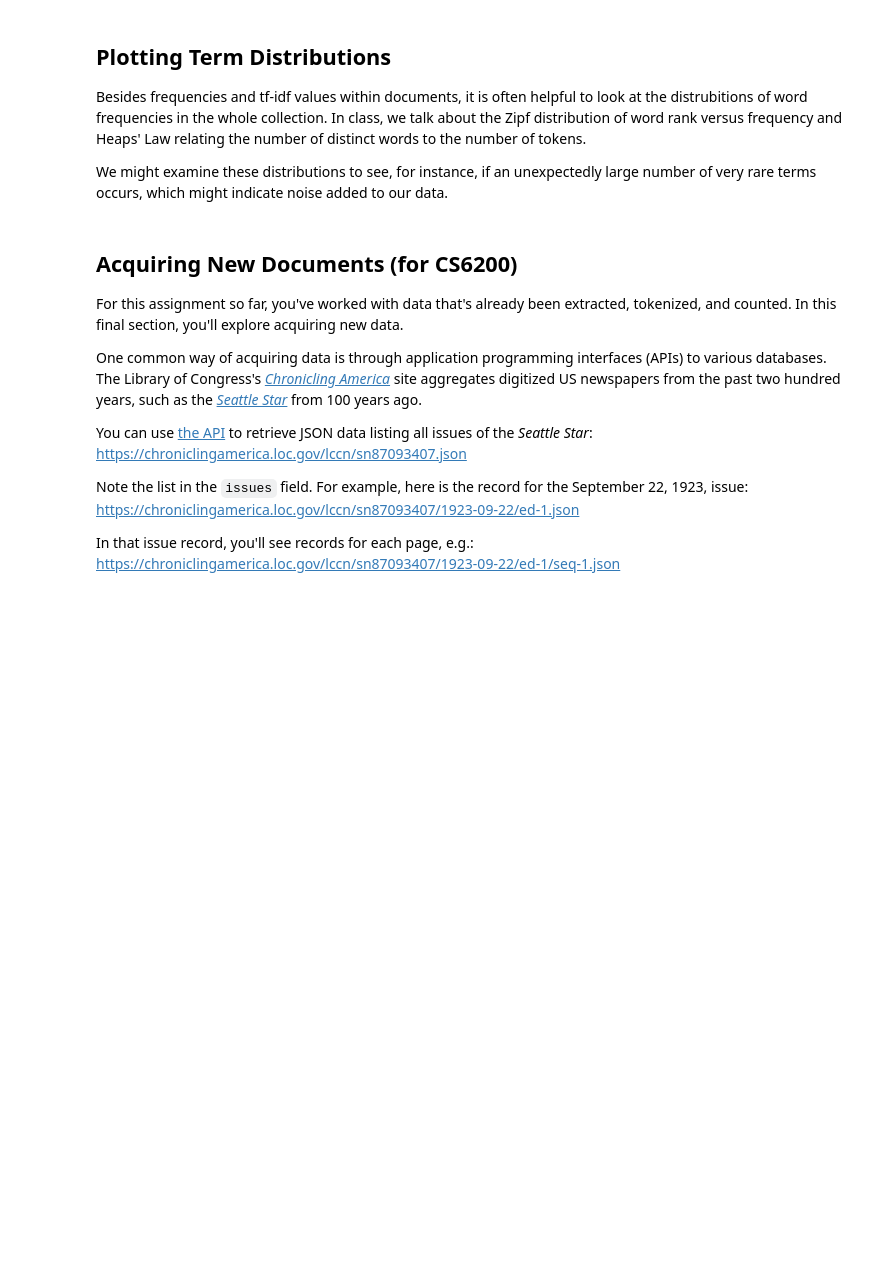
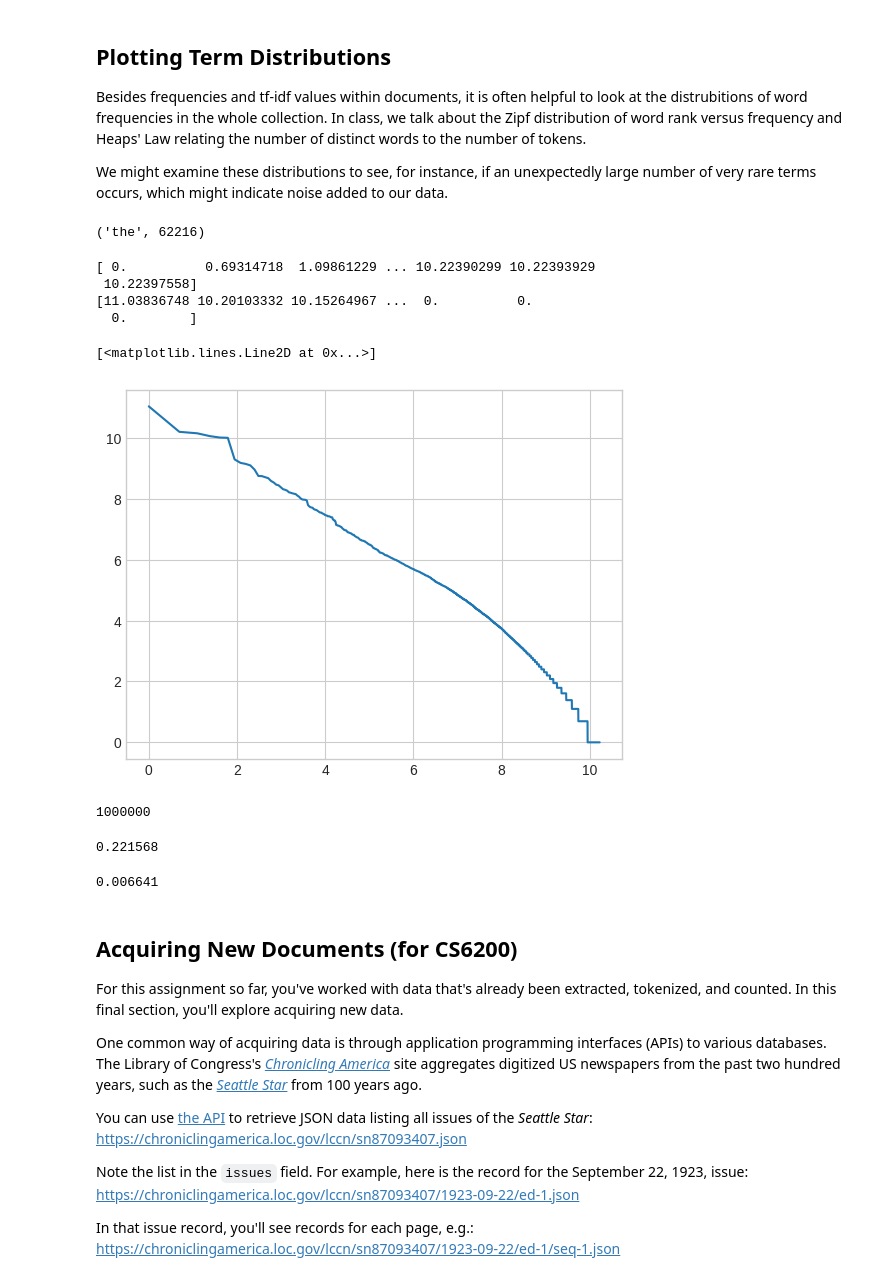
Before and after one commit to kingsmil/cs6200-hw1, a Jupyter notebook: term_statistics.ipynb, the cells around one changed output. Saved outputs shown, nothing was run; the diff lists cells and outputs as text; code cells hidden in the pictures; blank space fills up the shorter version.

```diff
--- a/term_statistics.ipynb
+++ b/term_statistics.ipynb
@@ -91,22 +212,58 @@ We might examine these distributions to see, for instance, if an unexpectedly la
 # %%
 # TODO: Compute a list of the distinct words in this collection and sort it in descending order of frequency.
 # Thus frequency[0] should contain the word "the" and the count 62216.
-frequency = []
+df = pd.DataFrame(data= terms)
+dfcombined = df.groupby('term')['count'].sum()
+dfcombined = dfcombined.sort_values(ascending=False)
+frequency = list(dfcombined.items())
+frequency[0]
+# %% [output]
+('the', 62216)
+# %%
+%matplotlib inline
+import matplotlib.pyplot as plt
+plt.style.use('seaborn-whitegrid')
 # %%
 # TODO: Plot a graph of the log of the rank (starting at 1) on the x-axis,
 # against the log of the frequency on the y-axis. You may use the matplotlib
 # or other library.
+lgrank = np.log(range(1,len(frequency)+1))
+lgfreq = np.log(dfcombined.values)
+print(lgrank)
+print(lgfreq)
+
+fig = plt.figure()
+ax = plt.axes()
+plt.plot(lgrank, lgfreq)
+# %% [output]
+[ 0.          0.69314718  1.09861229 ... 10.22390299 10.22393929
+ 10.22397558]
+[11.03836748 10.20103332 10.15264967 ...  0.          0.
+  0.        ]
+[<matplotlib.lines.Line2D at 0x...>]
+[figure, added]
 # %%
 # TODO: Compute the number of tokens in the corpus.
 # Remember to count each occurrence of each word. For instance, the 62,216
 # instances of "the" will all count here.
-ntokens = 0
+ntokens = df['count'].sum()
+ntokens
+# %% [output]
+1000000
 # %%
 # TODO: Compute the proportion of tokens made up by the top 10 most
 # frequent words.
+dfcombined = df.groupby('term')['count'].sum()
+dfcombined = dfcombined.sort_values(ascending=False).head(10)
+print(dfcombined.sum()/ntokens)
+# %% [output]
+0.221568
 # %%
 # TODO: Compute the proportion of tokens made up by the words that occur
 # exactly once in this collection.
+dfcombined[dfcombined == 1].sum()/ntokens
+# %% [output]
+0.006641
 # %% [markdown]
 ## Acquiring New Documents (for CS6200)
 
```
Also changed, not shown: parts of 12 cells of this notebook.
